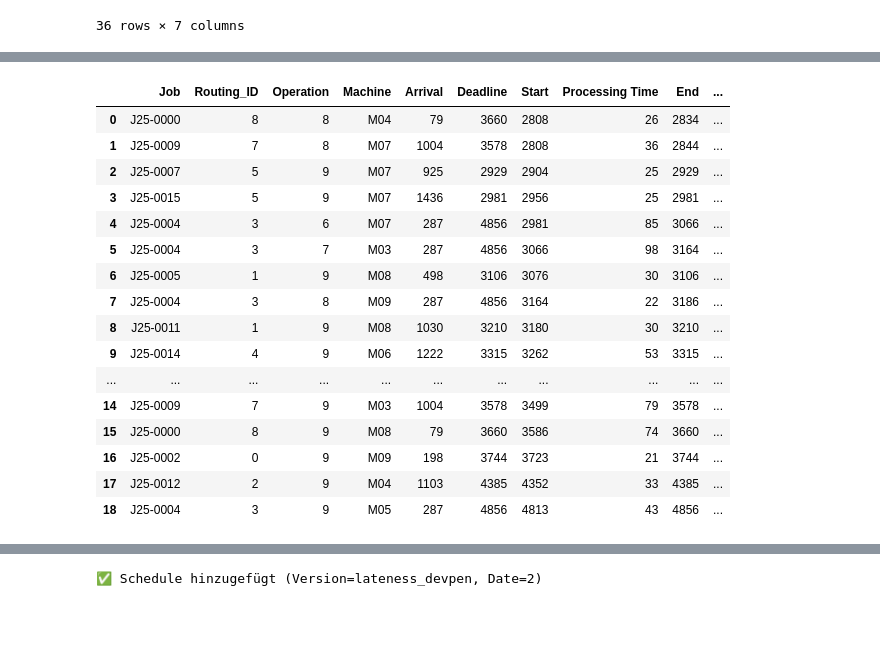
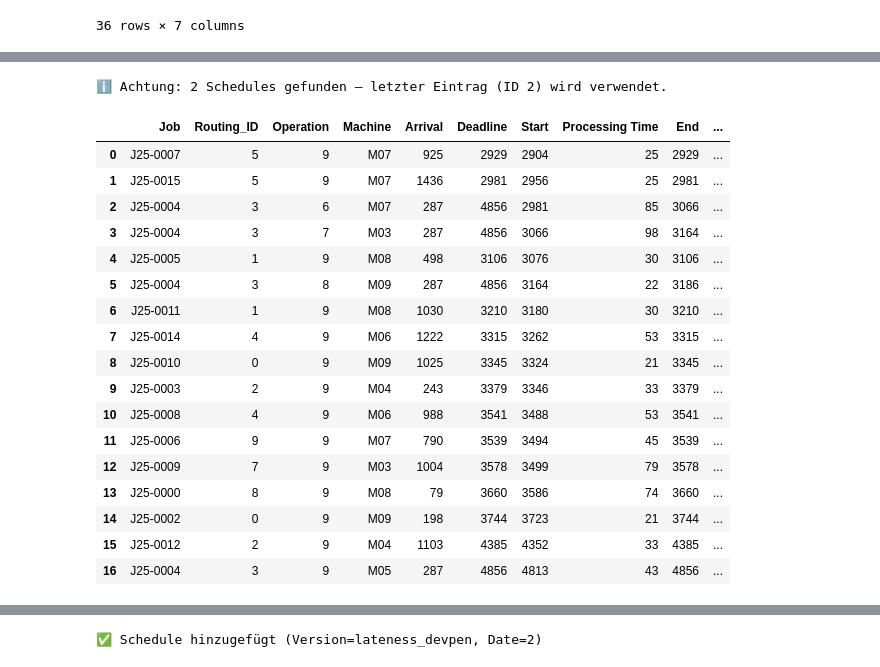
Before and after one commit to konrad-adamski/HTWD_Minimalinvasives_Job-Shop_Scheduling, a Jupyter notebook: notebooks/23_CP_Scheduling_Lateness with ReadyTime/04_Rollling Rescheduling DevPen-DBversion.ipynb, the cells around one changed output, grey strips where cells are left out. Saved outputs shown, nothing was run; the diff lists cells and outputs as text; code cells hidden in the pictures; blank space fills up the shorter version.

```diff
--- a/notebooks/23_CP_Scheduling_Lateness with ReadyTime/04_Rollling Rescheduling DevPen-DBversion.ipynb
+++ b/notebooks/23_CP_Scheduling_Lateness with ReadyTime/04_Rollling Rescheduling DevPen-DBversion.ipynb
@@ -268,31 +273,33 @@ df_plan_undone
 # %%
 ## Hole den vorherigen Schedule
 df_schedule = Schedule.get_schedule_as_dataframe(date=day_numb-1, version="lateness")
 
 # Hole die offenen Operationen für die enthaltenen Jobs
-df_open_ops = JobOperation.get_dataframe(version=this_version, jobs=df_schedule["Job"].unique().tolist(), status="open")
+df_open_ops = JSSP_LIVE.get_dataframe(version=this_version, jobs=df_schedule["Job"].unique().tolist(), status="open")
 
 # Mache ein Inner Join auf ["Job", "Operation"]
 df_schedule_prev = df_schedule.merge(df_open_ops[["Job", "Operation"]], on=["Job", "Operation"], how="inner")
 df_schedule_prev
 # %% [output]
+ℹ️ Achtung: 2 Schedules gefunden – letzter Eintrag (ID 2) wird verwendet.
 |  | Job | Routing_ID | Operation | Machine | Arrival | Deadline | Start | Processing Time | End | ... |
-| 0 | J25-0000 | 8 | 8 | M04 | 79 | 3660 | 2808 | 26 | 2834 | ... |
-| 1 | J25-0009 | 7 | 8 | M07 | 1004 | 3578 | 2808 | 36 | 2844 | ... |
-| 2 | J25-0007 | 5 | 9 | M07 | 925 | 2929 | 2904 | 25 | 2929 | ... |
-| 3 | J25-0015 | 5 | 9 | M07 | 1436 | 2981 | 2956 | 25 | 2981 | ... |
-| 4 | J25-0004 | 3 | 6 | M07 | 287 | 4856 | 2981 | 85 | 3066 | ... |
-| 5 | J25-0004 | 3 | 7 | M03 | 287 | 4856 | 3066 | 98 | 3164 | ... |
-| 6 | J25-0005 | 1 | 9 | M08 | 498 | 3106 | 3076 | 30 | 3106 | ... |
-| 7 | J25-0004 | 3 | 8 | M09 | 287 | 4856 | 3164 | 22 | 3186 | ... |
-| 8 | J25-0011 | 1 | 9 | M08 | 1030 | 3210 | 3180 | 30 | 3210 | ... |
-| 9 | J25-0014 | 4 | 9 | M06 | 1222 | 3315 | 3262 | 53 | 3315 | ... |
-| ... | ... | ... | ... | ... | ... | ... | ... | ... | ... | ... |
-| 14 | J25-0009 | 7 | 9 | M03 | 1004 | 3578 | 3499 | 79 | 3578 | ... |
-| 15 | J25-0000 | 8 | 9 | M08 | 79 | 3660 | 3586 | 74 | 3660 | ... |
-| 16 | J25-0002 | 0 | 9 | M09 | 198 | 3744 | 3723 | 21 | 3744 | ... |
-| 17 | J25-0012 | 2 | 9 | M04 | 1103 | 4385 | 4352 | 33 | 4385 | ... |
-| 18 | J25-0004 | 3 | 9 | M05 | 287 | 4856 | 4813 | 43 | 4856 | ... |
+| 0 | J25-0007 | 5 | 9 | M07 | 925 | 2929 | 2904 | 25 | 2929 | ... |
+| 1 | J25-0015 | 5 | 9 | M07 | 1436 | 2981 | 2956 | 25 | 2981 | ... |
+| 2 | J25-0004 | 3 | 6 | M07 | 287 | 4856 | 2981 | 85 | 3066 | ... |
+| 3 | J25-0004 | 3 | 7 | M03 | 287 | 4856 | 3066 | 98 | 3164 | ... |
+| 4 | J25-0005 | 1 | 9 | M08 | 498 | 3106 | 3076 | 30 | 3106 | ... |
+| 5 | J25-0004 | 3 | 8 | M09 | 287 | 4856 | 3164 | 22 | 3186 | ... |
+| 6 | J25-0011 | 1 | 9 | M08 | 1030 | 3210 | 3180 | 30 | 3210 | ... |
+| 7 | J25-0014 | 4 | 9 | M06 | 1222 | 3315 | 3262 | 53 | 3315 | ... |
+| 8 | J25-0010 | 0 | 9 | M09 | 1025 | 3345 | 3324 | 21 | 3345 | ... |
+| 9 | J25-0003 | 2 | 9 | M04 | 243 | 3379 | 3346 | 33 | 3379 | ... |
+| 10 | J25-0008 | 4 | 9 | M06 | 988 | 3541 | 3488 | 53 | 3541 | ... |
+| 11 | J25-0006 | 9 | 9 | M07 | 790 | 3539 | 3494 | 45 | 3539 | ... |
+| 12 | J25-0009 | 7 | 9 | M03 | 1004 | 3578 | 3499 | 79 | 3578 | ... |
+| 13 | J25-0000 | 8 | 9 | M08 | 79 | 3660 | 3586 | 74 | 3660 | ... |
+| 14 | J25-0002 | 0 | 9 | M09 | 198 | 3744 | 3723 | 21 | 3744 | ... |
+| 15 | J25-0012 | 2 | 9 | M04 | 1103 | 4385 | 4352 | 33 | 4385 | ... |
+| 16 | J25-0004 | 3 | 9 | M05 | 287 | 4856 | 4813 | 43 | 4856 | ... |
 # %%
 df_schedule = cp_late_reschedule.solve_jssp_by_tardiness_and_earliness_with_devpen(df_jssp_curr, df_jobs_times_curr,
                                                                                    df_ops_in_progess,
```
Also changed, not shown: parts of 19 cells of this notebook.
